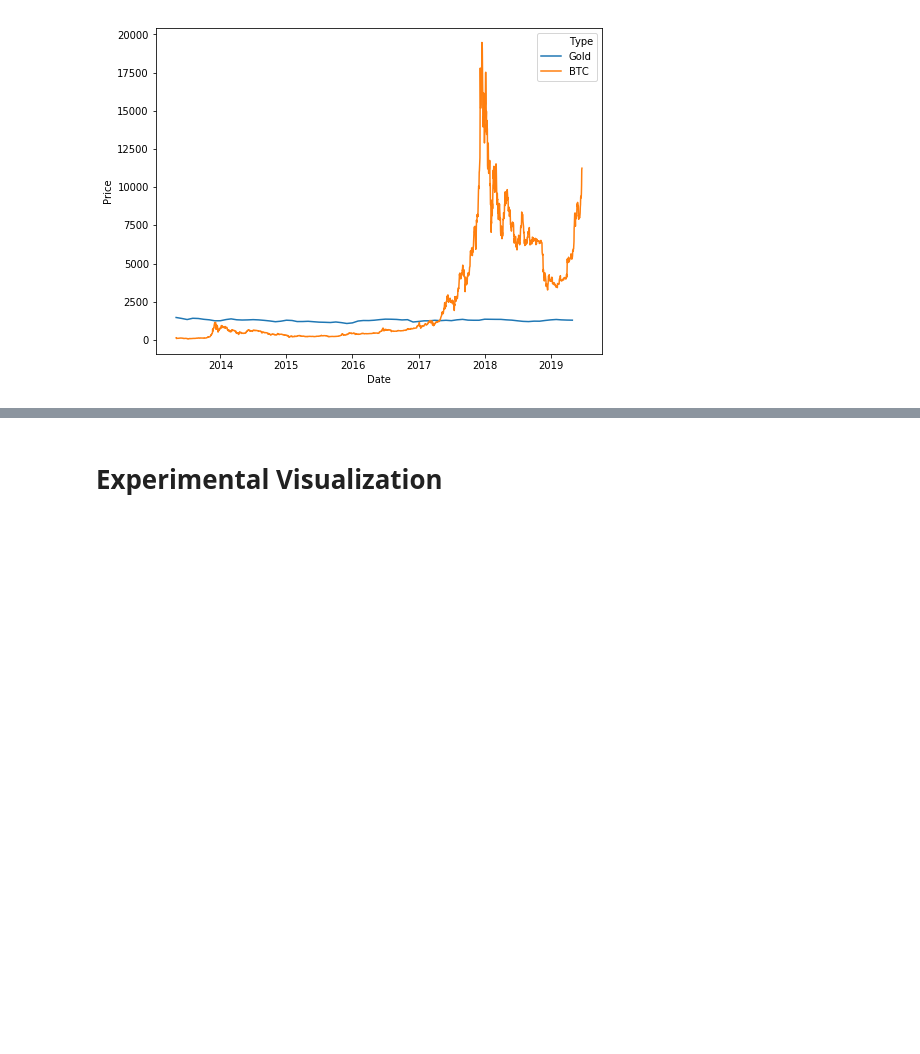
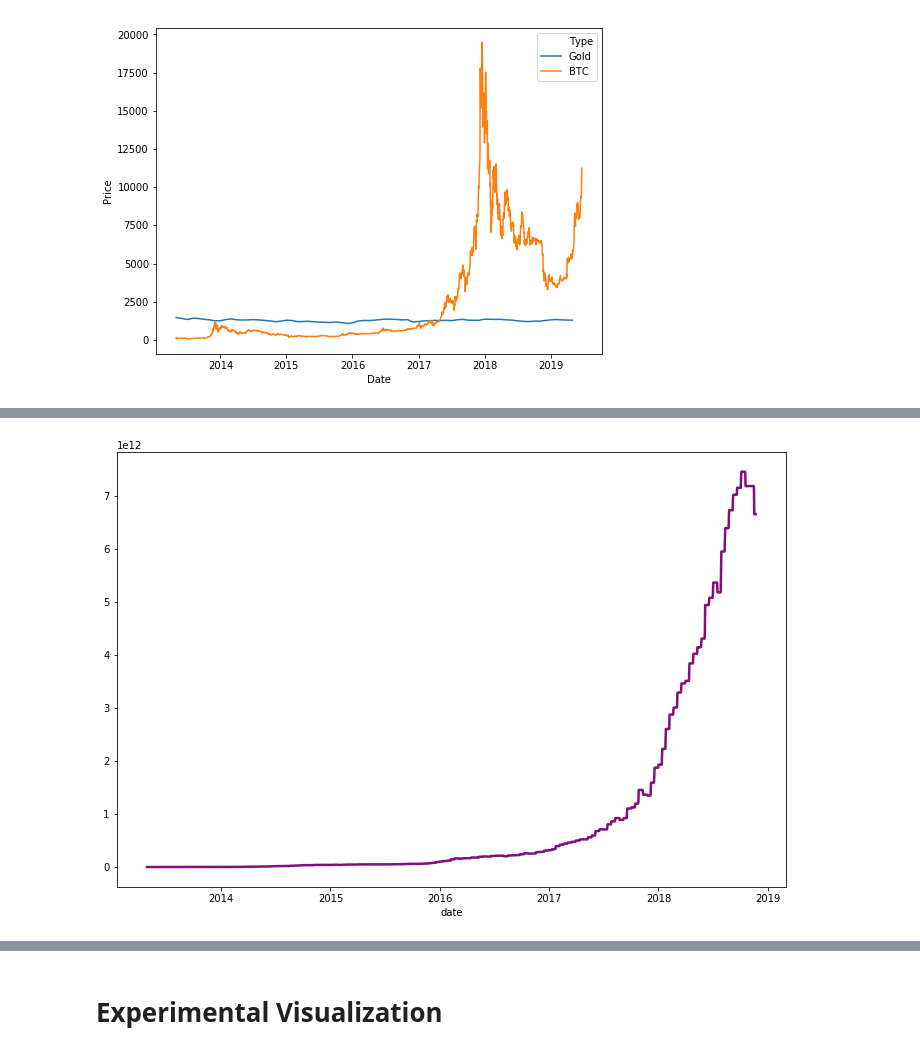
Before and after one commit to LambdaSchool-Sprints/DS-Unit-1-Sprint-5-Data-Storytelling-Blog-Post, a Jupyter notebook: BitcoinStorytellingProject.ipynb, the cells around one changed output, grey strips where cells are left out. Drawn from its saved outputs; the diff is of its cells as text; code cells hidden in the pictures; blank space fills up the shorter version.

```diff
--- a/BitcoinStorytellingProject.ipynb
+++ b/BitcoinStorytellingProject.ipynb
@@ -374,3 +374,8 @@ btcprice.head()
 | 1572 | 2013-04-30 | 144.00 |
 | 1573 | 2013-05-01 | 139.00 |
 | 1574 | 2013-05-02 | 116.38 |
+# %%
+bitcoindata = bitcoindata.dropna()
+
+print(bitcoindata.shape)
+bitcoindata.head()
@@ -376,0 +410,5 @@ btcprice.head()
+# %%
+bitcoindata['date'] = pd.to_datetime(bitcoindata['date'] , infer_datetime_format=True)
+
+print(bitcoindata.shape)
+bitcoindata.head()
@@ -564,0 +794,6 @@ sns.lineplot(x = 'Date', y='Price', data=df1, hue='Type');
+# %%
+fig, ax = plt.subplots(figsize=(12,8), facecolor='w');
+
+sns.lineplot(x=date, y=bitcoindata['averageDifficulty'].tolist(), color='#810F7C', lw=2.5);
+# %% [output]
+[figure, added]
```
Also changed, not shown: parts of 26 cells of this notebook.
